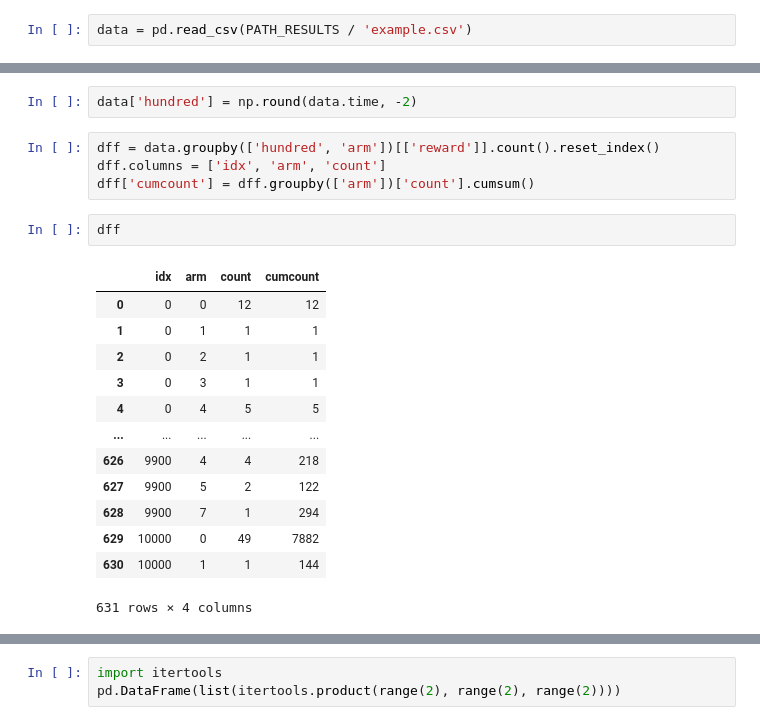
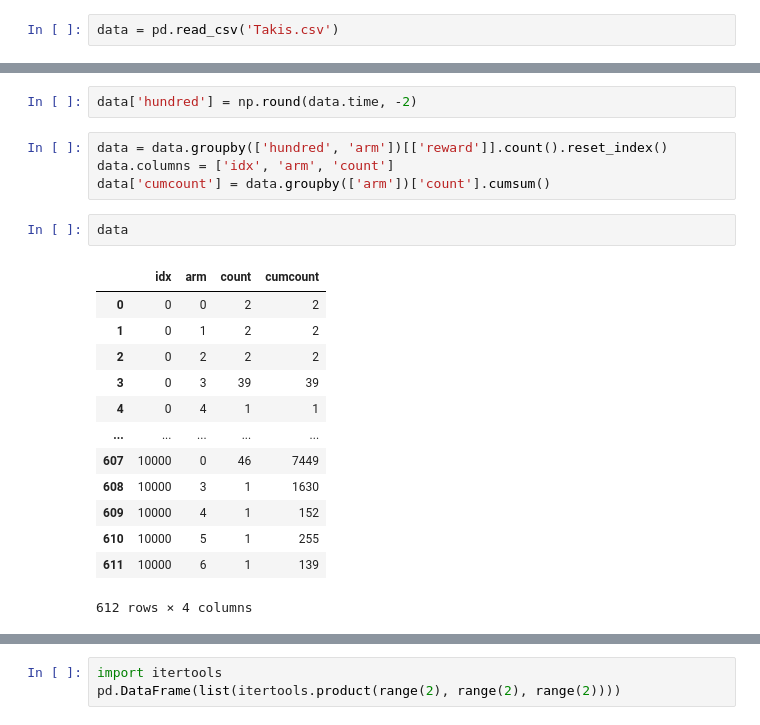
Before and after one commit to raaij/pundit, a Jupyter notebook: notebooks/20220125 - Plots for interface.ipynb, the cells around one changed output, grey strips where cells are left out. Saved outputs shown, nothing was run; the diff lists cells and outputs as text.

```diff
--- a/notebooks/20220125 - Plots for interface.ipynb
+++ b/notebooks/20220125 - Plots for interface.ipynb
@@ -6,5 +30,5 @@ from wdo.constant import PATH_RESULTS
 # %%
-data = pd.read_csv(PATH_RESULTS / 'example.csv')
+data = pd.read_csv('Takis.csv')
 # %%
 data
 # %% [output]
@@ -24,23 +168,23 @@ data
 # %%
 data['hundred'] = np.round(data.time, -2)
 # %%
-dff = data.groupby(['hundred', 'arm'])[['reward']].count().reset_index()
-dff.columns = ['idx', 'arm', 'count']
-dff['cumcount'] = dff.groupby(['arm'])['count'].cumsum()
+data = data.groupby(['hundred', 'arm'])[['reward']].count().reset_index()
+data.columns = ['idx', 'arm', 'count']
+data['cumcount'] = data.groupby(['arm'])['count'].cumsum()
 # %%
-dff
+data
 # %% [output]
 |  | idx | arm | count | cumcount |
-| 0 | 0 | 0 | 12 | 12 |
-| 1 | 0 | 1 | 1 | 1 |
-| 2 | 0 | 2 | 1 | 1 |
-| 3 | 0 | 3 | 1 | 1 |
-| 4 | 0 | 4 | 5 | 5 |
+| 0 | 0 | 0 | 2 | 2 |
+| 1 | 0 | 1 | 2 | 2 |
+| 2 | 0 | 2 | 2 | 2 |
+| 3 | 0 | 3 | 39 | 39 |
+| 4 | 0 | 4 | 1 | 1 |
 | ... | ... | ... | ... | ... |
-| 626 | 9900 | 4 | 4 | 218 |
-| 627 | 9900 | 5 | 2 | 122 |
-| 628 | 9900 | 7 | 1 | 294 |
-| 629 | 10000 | 0 | 49 | 7882 |
-| 630 | 10000 | 1 | 1 | 144 |
+| 607 | 10000 | 0 | 46 | 7449 |
+| 608 | 10000 | 3 | 1 | 1630 |
+| 609 | 10000 | 4 | 1 | 152 |
+| 610 | 10000 | 5 | 1 | 255 |
+| 611 | 10000 | 6 | 1 | 139 |
-631 rows × 4 columns
+612 rows × 4 columns
 # %%
```
Also changed, not shown: parts of 21 cells of this notebook.
